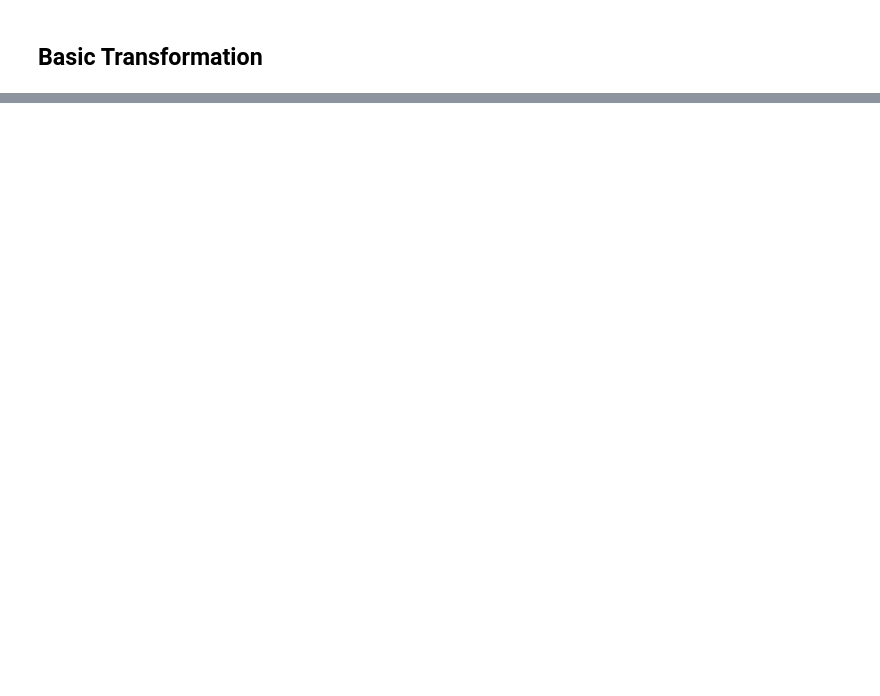
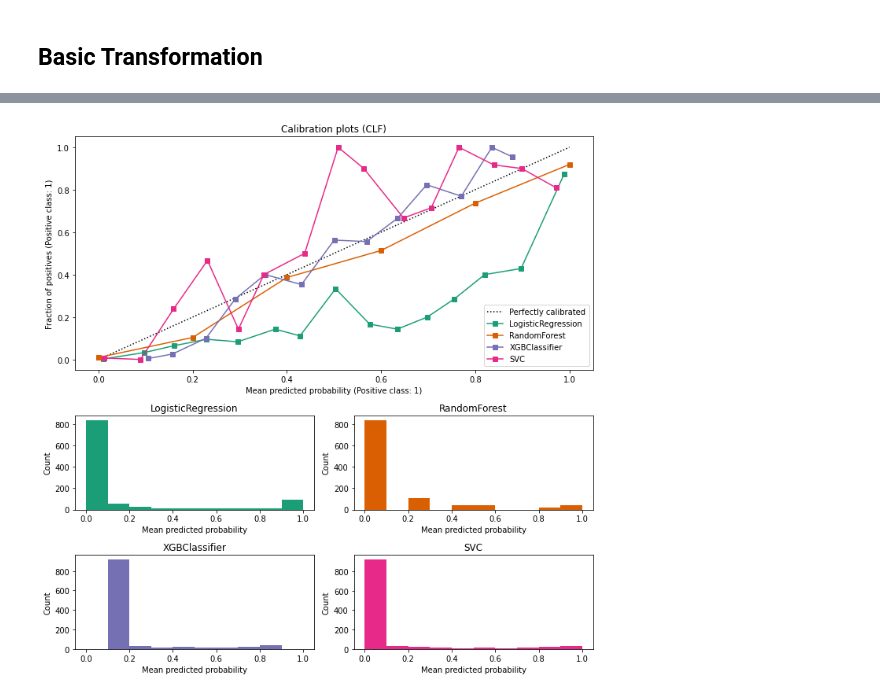
Before and after one commit to yang5hi/healthcare_provider_fraud_detection, a Jupyter notebook: 3c_Provider_Level_Basemodel.ipynb, the cells around one changed output, grey strips where cells are left out. Saved outputs shown, nothing was run; the diff lists cells and outputs as text; code cells hidden in the pictures; blank space fills up the shorter version.

Commit message:
provider level model

```diff
--- a/3c_Provider_Level_Basemodel.ipynb
+++ b/3c_Provider_Level_Basemodel.ipynb
@@ -159,0 +90,6 @@ df_num['DiagnosisGroupCode'] = df_num['DiagnosisGroupCode'].apply(lambda x: -999
+# %%
+y_train=y_train_aggregated_raw['PotentialFraud']
+y_test=y_test_aggregated_raw['PotentialFraud']
+
+X_train=X_train_aggregated_raw.drop('Provider',axis=1).fillna(0)
+X_test=X_test_aggregated_raw.drop('Provider',axis=1).fillna(0)
@@ -159,0 +107,12 @@ df_num['DiagnosisGroupCode'] = df_num['DiagnosisGroupCode'].apply(lambda x: -999
+# %%
+import xgboost as xgb
+from sklearn.svm import SVC
+
+xgb_cl = xgb.XGBClassifier()
+
+classification_models={
+    'LogisticRegression':LogisticRegression(class_weight = 'balanced',random_state=seed1,max_iter=10000),
+    'RandomForest':RandomForestClassifier(n_estimators = 5, random_state = seed1),
+    'XGBClassifier':xgb.XGBClassifier(n_estimators = 5,random_state = seed1),
+    'SVC': SVC(kernel='linear',probability=True)
+}
@@ -159,0 +307,43 @@ df_num['DiagnosisGroupCode'] = df_num['DiagnosisGroupCode'].apply(lambda x: -999
+# %%
+calibration_displays = {}
+
+fig = plt.figure(figsize=(10, 10))
+gs = GridSpec(4, 2)
+colors = plt.cm.get_cmap("Dark2")
+i=0
+ax_calibration_curve = fig.add_subplot(gs[:2, :2])
+for key in classification_pipeline.keys():
+    classification_pipeline[key].fit(X_train, y_train)
+    display = CalibrationDisplay.from_estimator(
+        classification_pipeline[key],
+        X_test,
+        y_test,
+        n_bins=15,
+        name=key,
+        ax=ax_calibration_curve,
+        color=colors(i),
+    )
+    calibration_displays[key] = display
+    i+=1
+ax_calibration_curve.set_title("Calibration plots (CLF)")
+
+# Add histogram
+grid_positions = [(2, 0), (2, 1), (3, 0), (3, 1)]
+i=0
+for key in classification_pipeline.keys():
+    row, col = grid_positions[i]
+    ax = fig.add_subplot(gs[row, col])
+    ax.hist(
+        calibration_displays[key].y_prob,
+        range=(0, 1),
+        bins=10,
+        label=key,
+        color=colors(i),
+    )
+    ax.set(title=key, xlabel="Mean predicted probability", ylabel="Count")
+    i+=1
+
+plt.tight_layout()
+plt.show()
+# %% [output]
+[figure, added]
```
Also changed, not shown: parts of 16 cells of this notebook, 12 other files.
